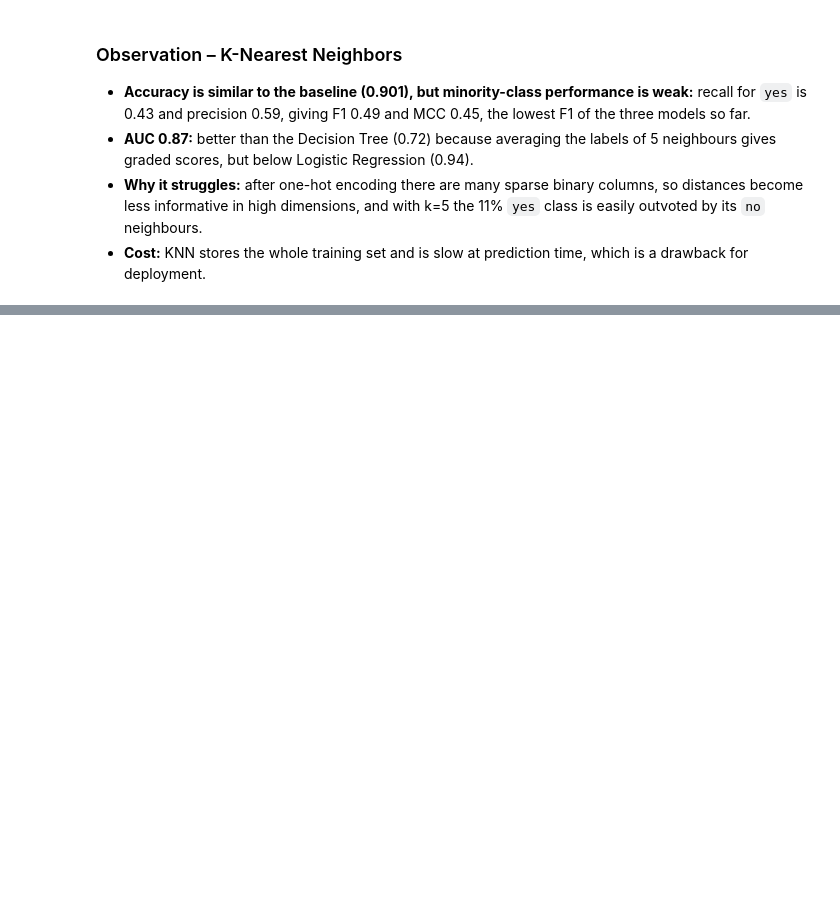
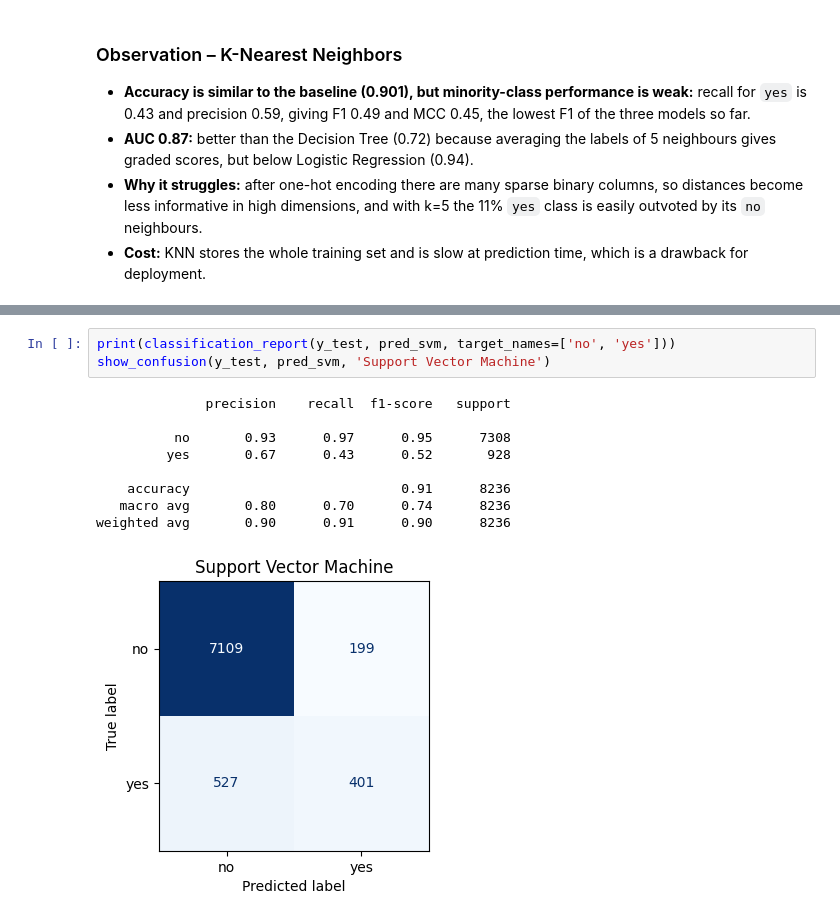
Before and after one commit to athisayarajp/ml-classification-streamlit, a Jupyter notebook: ML_Assignment2.ipynb, the cells around one changed output, grey strips where cells are left out. Cells and saved outputs as stored; diff of their text form; blank space fills up the shorter version.

```diff
--- a/ML_Assignment2.ipynb
+++ b/ML_Assignment2.ipynb
@@ -395,0 +462,13 @@ weighted avg       0.89      0.90      0.89      8236
+# %%
+print(classification_report(y_test, pred_svm, target_names=['no', 'yes']))
+show_confusion(y_test, pred_svm, 'Support Vector Machine')
+# %% [output]
+              precision    recall  f1-score   support
+
+          no       0.93      0.97      0.95      7308
+         yes       0.67      0.43      0.52       928
+
+    accuracy                           0.91      8236
+   macro avg       0.80      0.70      0.74      8236
+weighted avg       0.90      0.91      0.90      8236
+[figure, added]
```
Also changed, not shown: parts of 18 cells of this notebook.
